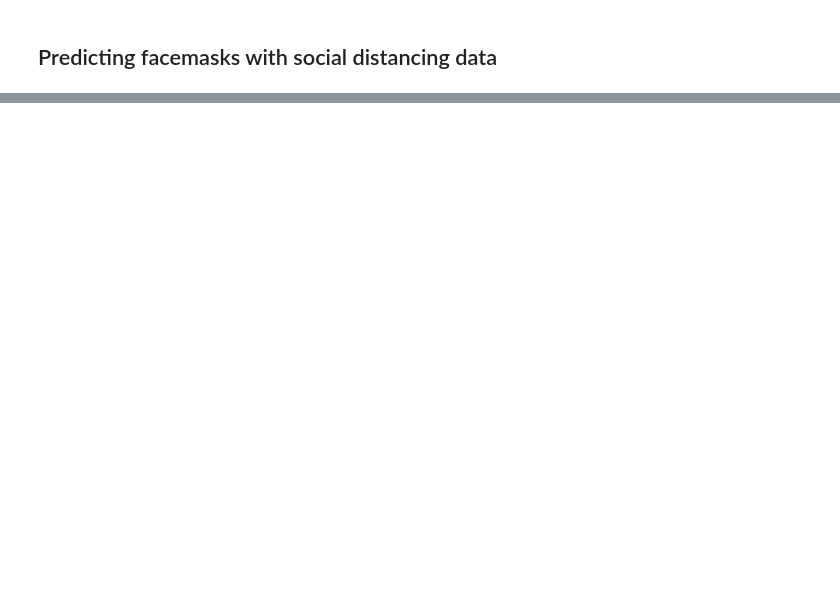
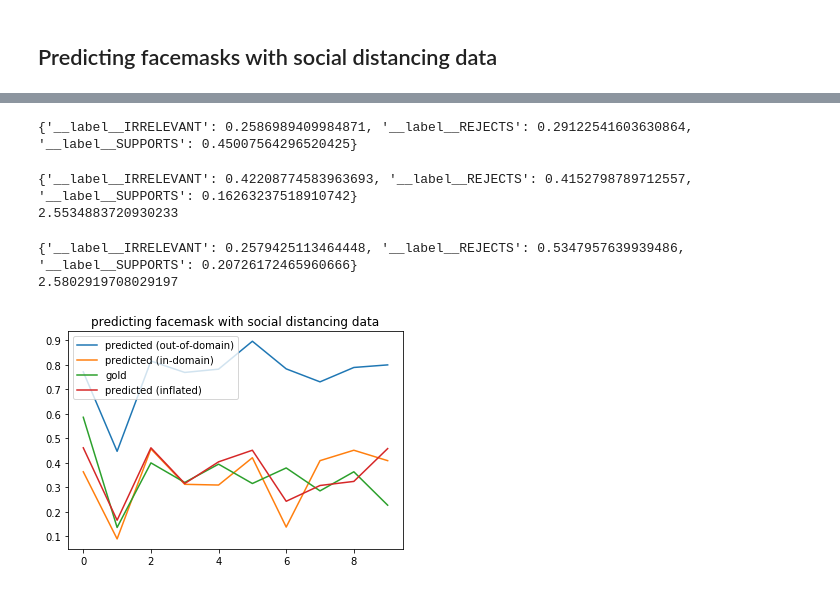
Before and after one commit to puregome/notebooks, a Jupyter notebook: domain-adaptation.ipynb, the cells around one changed output, grey strips where cells are left out. Cells and saved outputs as stored; diff of their text form; code cells hidden in the pictures; blank space fills up the shorter version.

```diff
--- a/domain-adaptation.ipynb
+++ b/domain-adaptation.ipynb
@@ -410,0 +581,61 @@ plt.show()
+# %%
+print(get_freqs([y[0] for x in predictionLabelsTestF for y in x[0]]))
+# %% [output]
+{'__label__IRRELEVANT': 0.2586989409984871, '__label__REJECTS': 0.29122541603630864, '__label__SUPPORTS': 0.45007564296520425}
+# %%
+def inflate(predictionLabelsTestIn, source_label, target_label, factor):
+    predictionLabelsTestOut = list(predictionLabelsTestIn)
+    counter = 0
+    for fold in predictionLabelsTestOut:
+        for i in range(0, len(fold[0])):
+            if fold[0][i][0] == target_label:
+                for j in range(0, len(fold[0][i])):
+                    if fold[0][i][j] == source_label:
+                        break
+                if fold[0][i][j] != source_label:
+                    sys.exit("cannot happen")
+                if fold[1][i][j]*factor > fold[1][i][0]:
+                    fold[0][i][0], fold[0][i][j] = fold[0][i][j], fold[0][i][0]
+    return(predictionLabelsTestOut)
+# %%
+freqs = get_freqs(gold)
+print(freqs)
+print(freqs['__label__REJECTS']/freqs['__label__SUPPORTS'])
+# %% [output]
+{'__label__IRRELEVANT': 0.42208774583963693, '__label__REJECTS': 0.4152798789712557, '__label__SUPPORTS': 0.16263237518910742}
+2.5534883720930233
+# %%
+FACTOR = 37
+
+freqs = get_freqs([y[0] for x in inflate(predictionLabelsTestF, '__label__REJECTS', '__label__SUPPORTS', FACTOR) for y in x[0]])
+print(freqs)
+print(freqs['__label__REJECTS']/freqs['__label__SUPPORTS'])
+# %% [output]
+{'__label__IRRELEVANT': 0.2579425113464448, '__label__REJECTS': 0.5347957639939486, '__label__SUPPORTS': 0.20726172465960666}
+2.5802919708029197
+# %%
+data_predicted_f = make_data_predicted(inflate(predictionLabelsTestF, '__label__REJECTS', '__label__SUPPORTS', FACTOR), tweet_ids_facemask, time_factor=1)
+# %%
+plot_data_predicted_df = convert(data_predicted_df)
+plot_data_predicted_ff = convert(data_predicted_ff)
+plot_data_predicted_f = convert(data_predicted_f)
+plot_data_gold = convert(data_gold)
+
+x_gold = [x[0] for x in plot_data_gold]
+y_gold = [x[1] for x in plot_data_gold]
+x_df = [x[0] for x in plot_data_predicted_df]
+y_df = [x[1] for x in plot_data_predicted_df]
+x_ff = [x[0] for x in plot_data_predicted_ff]
+y_ff = [x[1] for x in plot_data_predicted_ff]
+x_f = [x[0] for x in plot_data_predicted_f]
+y_f = [x[1] for x in plot_data_predicted_f]
+plt.plot(x_df, y_df, label="predicted (out-of-domain)")
+plt.plot(x_ff, y_ff, label="predicted (in-domain)")
+plt.plot(x_gold, y_gold, label="gold")
+plt.plot(x_f, y_f, label="predicted (inflated)")
+plt.legend()
+plt.title("predicting facemask with social distancing data")
+plt.savefig("distancing-facemask.png")
+plt.show()
+# %% [output]
+[figure, added]
```
Also changed, not shown: parts of 28 cells of this notebook.
